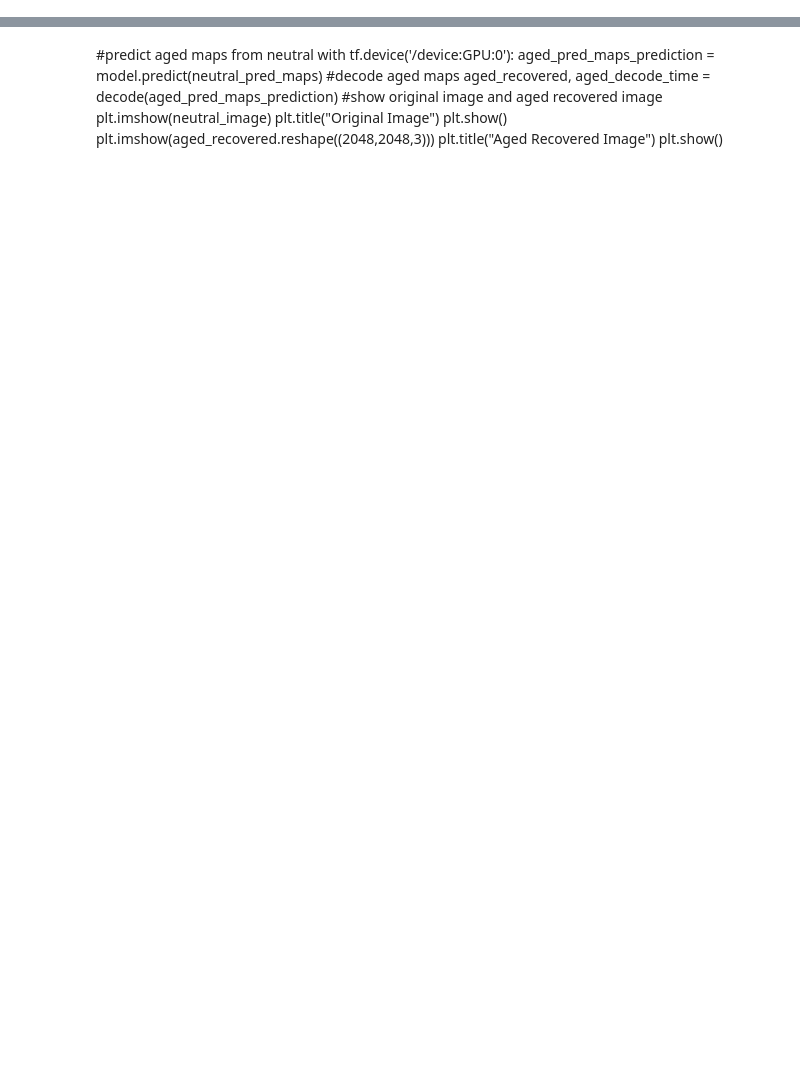
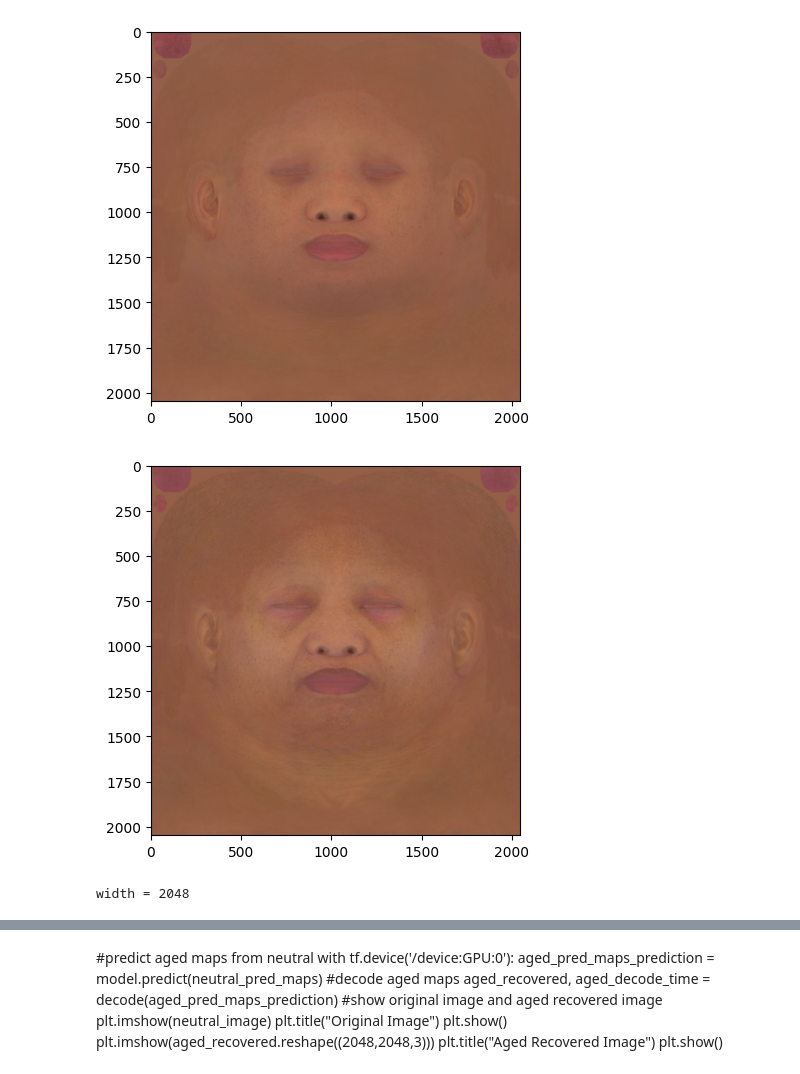
Before and after one commit to jj-tech-io/AE_2023_06, a Jupyter notebook: train_latent_transform.ipynb, the cells around one changed output, grey strips where cells are left out. Cells and saved outputs as stored; diff of their text form; code cells hidden in the pictures; blank space fills up the shorter version.

```diff
--- a/train_latent_transform.ipynb
+++ b/train_latent_transform.ipynb
@@ -63,14 +84,16 @@ def decode(encoded):
 # %%
 #load neutral image
-neutral_path = r"meta46/neutral/FaceColor_MAIN_LOD.PNG"
-aged_path = r"meta46/old/FaceColor_MAIN_LOD.PNG"
+neutral_path = r"meta46/neutral/FaceColor_MAIN.PNG"
+aged_path = r"meta46/old/FaceColor_MAIN.PNG"
+WIDTH = 2048
+HEIGHT = 2048
 #display neutral image
-neutral_image = Image.open(neutral_path).resize((256,256))
+neutral_image = Image.open(neutral_path).resize((WIDTH,HEIGHT))
 
 plt.imshow(neutral_image)
 plt.show()
 #display aged image
-aged_image = Image.open(aged_path).resize((256,256))
+aged_image = Image.open(aged_path).resize((WIDTH,HEIGHT))
 plt.imshow(aged_image)
 plt.show()
 print(f"width = {WIDTH}")
@@ -81,32 +104,36 @@ HEIGHT = neutral_image.size[1]
 neutral_image = np.asarray(neutral_image)/255.0
 neutral_image = neutral_image[:, :, :3]  # keep only R, G, and B channels
 
 neutral_pred_maps, neutral_encode_time = encode(neutral_image)
 neutral_Cm = np.asarray(neutral_pred_maps[:,0])
 neutral_Ch = np.asarray(neutral_pred_maps[:,1])
 neutral_Bm = np.asarray(neutral_pred_maps[:,2])
 neutral_Bh = np.asarray(neutral_pred_maps[:,3])
 neutral_T = np.asarray(neutral_pred_maps[:,4])
 
 #encode aged image
 WIDTH = aged_image.size[0]
 HEIGHT = aged_image.size[1]
 aged_image = np.asarray(aged_image)/255.0
 aged_image = aged_image[:, :, :3]
 aged_pred_maps, aged_encode_time = encode(aged_image)
 aged_Cm = np.asarray(aged_pred_maps[:,0])
 aged_Ch = np.asarray(aged_pred_maps[:,1])
 aged_Bm = np.asarray(aged_pred_maps[:,2])
 aged_Bh = np.asarray(aged_pred_maps[:,3])
 aged_T = np.asarray(aged_pred_maps[:,4])
 #show Melanin maps
 plt.imshow(neutral_Cm.reshape((WIDTH, HEIGHT)))
 plt.show()
 plt.imshow(aged_Cm.reshape((WIDTH, HEIGHT)))
 plt.show()
 #save aged pred maps to csv
 header = ["Cm", "Ch", "Bm", "Bh", "T"]
-np.savetxt("aged_pred_maps256.csv", aged_pred_maps, delimiter=",", header="Cm, Ch, Bm, Bh, T", comments="")
+np.savetxt("aged_pred_maps.csv", aged_pred_maps, delimiter=",", header="Cm, Ch, Bm, Bh, T", comments="")
 #save neutral pred maps to csv
 header = ["Cm", "Ch", "Bm", "Bh", "T"]
-np.savetxt("neutral_pred_maps256.csv", neutral_pred_maps, delimiter=",", header="Cm, Ch, Bm, Bh, T", comments="")
+np.savetxt("neutral_pred_maps.csv", neutral_pred_maps, delimiter=",", header="Cm, Ch, Bm, Bh, T", comments="")
+# %% [output]
+[figure, added]
+[figure, added]
+width = 2048
```
Also changed, not shown: parts of 6 cells of this notebook, 5 other files.
